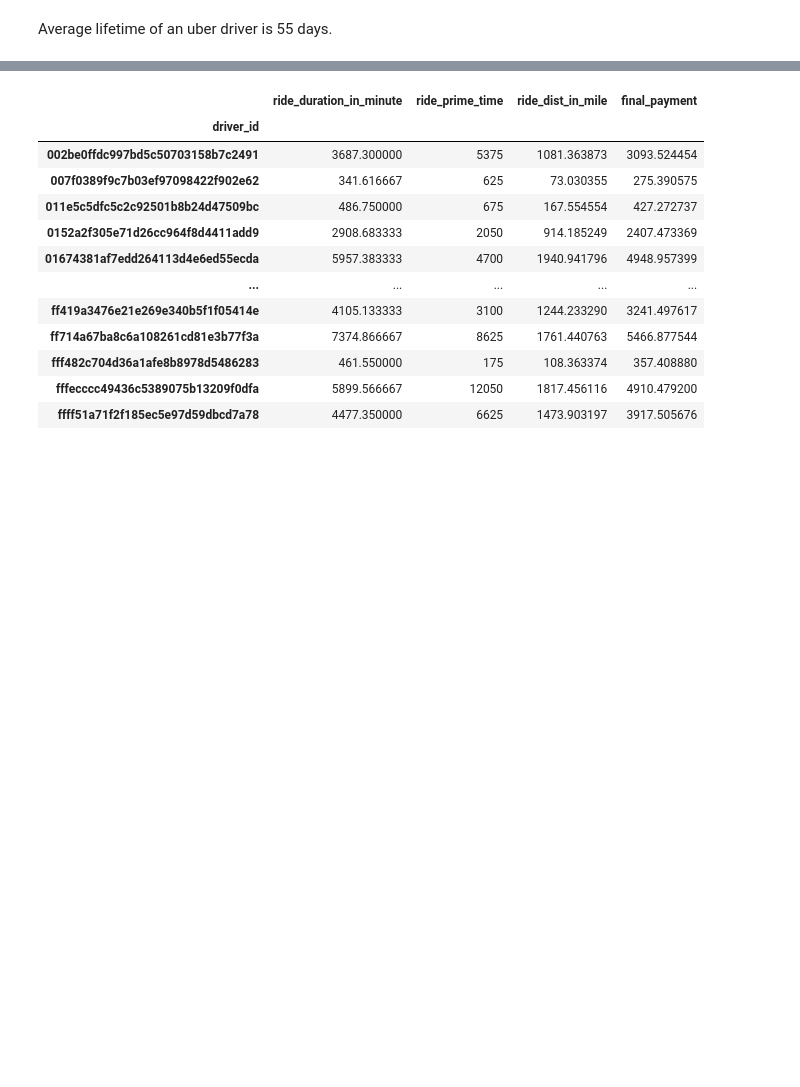
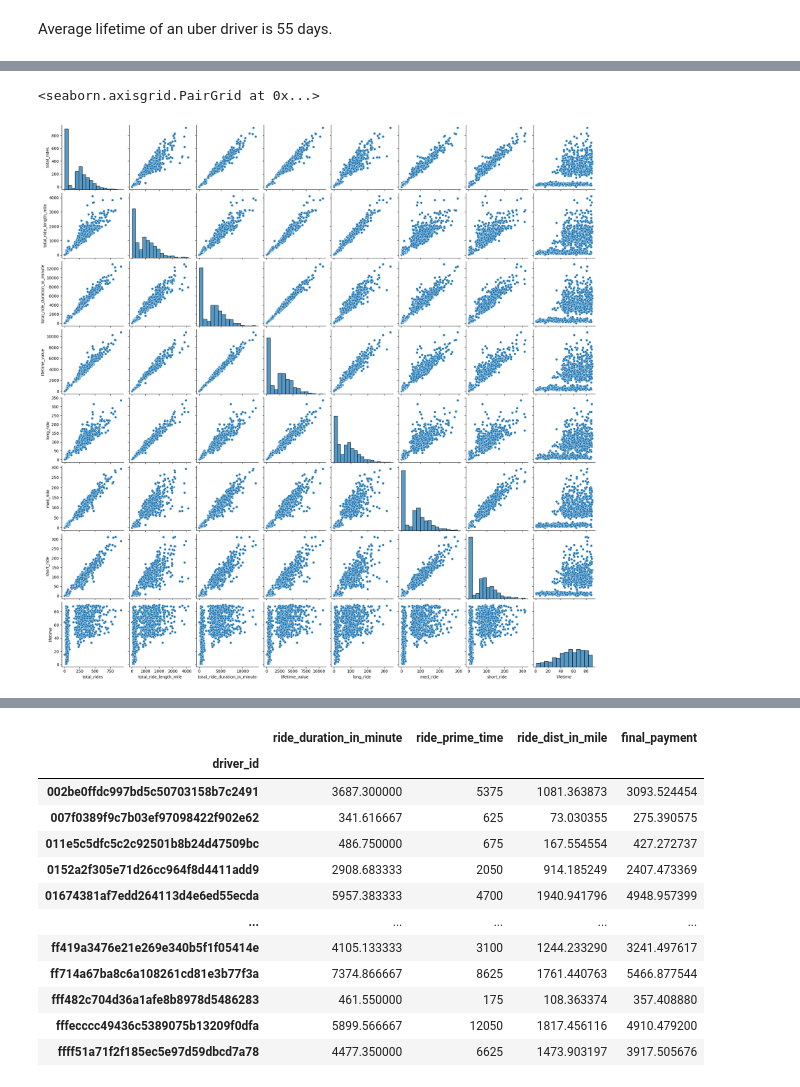
Before and after one commit to Popular1319/uber-driver-ltv, a Jupyter notebook: GS_Uber_Driver's_LTV.ipynb, the cells around one changed output, grey strips where cells are left out. Saved outputs shown, nothing was run; the diff lists cells and outputs as text; code cells hidden in the pictures; blank space fills up the shorter version.

```diff
--- a/GS_Uber_Driver's_LTV.ipynb
+++ b/GS_Uber_Driver's_LTV.ipynb
@@ -457,0 +542,5 @@ Average lifetime of an uber driver is 55 days.
+# %%
+sns.pairplot(fin_table)
+# %% [output]
+<seaborn.axisgrid.PairGrid at 0x...>
+[figure, added]
```
Also changed, not shown: parts of 27 cells of this notebook.
